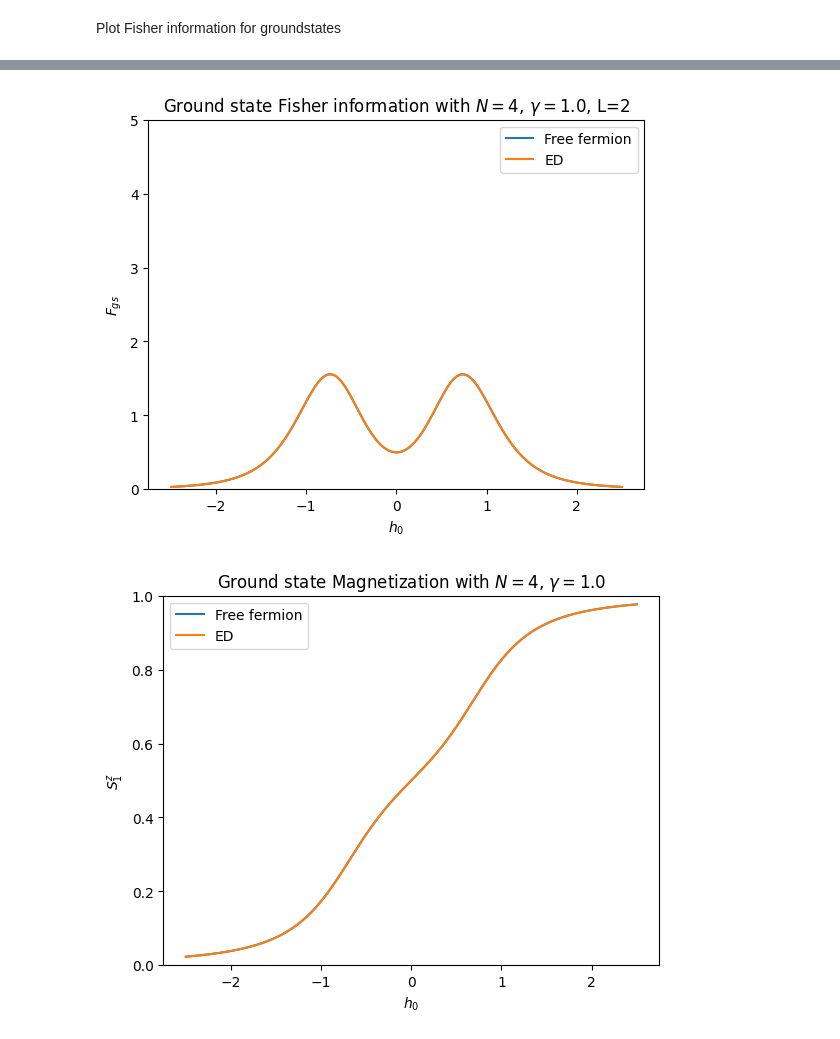
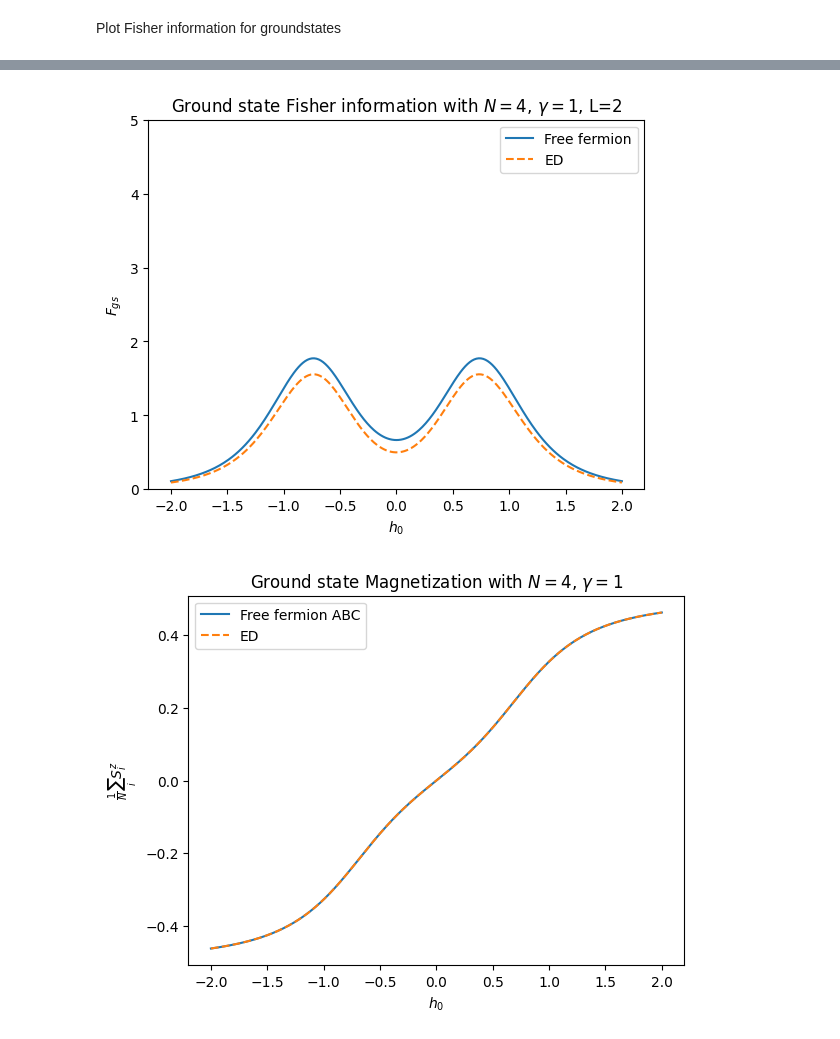
Before and after one commit to SamuelEwanBegg/XY_sensing, a Jupyter notebook: XY_ground_state.ipynb, the cells around one changed output, grey strips where cells are left out. Cells and saved outputs as stored; diff of their text form; code cells hidden in the pictures.

Commit message:
Discrepency noticed vs ED groundstates, time-evolution working well from non groundstates

```diff
--- a/XY_ground_state.ipynb
+++ b/XY_ground_state.ipynb
@@ -19,7 +19,7 @@ stem = stem0  + 'Documents/Projects/Sensing/'
 
 # System parameters for periodic boundary condition spin chain.
 J = 1.0
-gamma = 0.4
+gamma = 1
 h1 = 0 # The periodic field is set to zero when considering the ground-state
 sites = 4
 boundary_conditions = 'ABC' #'PBC' = periodic boundary conditions or 'ABC' = anti-periodic boundary conditions
@@ -30,25 +30,30 @@ boundary_conditions = 'ABC' #'PBC' = periodic boundary conditions or 'ABC' = ant
 
 #Initial state
 initial_state = 'ground_state'
+# 'ground_state': starts in the system ground-state.
+# 'flips': manually flips specific spins (with the rest down), see below. Default: single flip. Odd number of excitations (spin) = even parity (fermions) = PBC.
+# 'momentum': a k = 0 momentum state. Even parity = PBC.
+# 'spin_up': all spins up, odd number excitations (spin) = even parity = PBC, even number excitations (spin) = odd parity (fermions) = ABC
 
 # Sensing parameters
 phasepoints = 401 # points to sampling h0
-h0mat = np.linspace(-2.5,2.5,phasepoints)  # range of points to sample
-sub_system_range = np.arange(1,int(sites)+1) # range of subsystem sizes for evaluating Fisher information
+h0mat = np.linspace(-2,2,phasepoints)  # range of points to sample
+sub_system_range = np.arange(1,int(3)+1) # range of subsystem sizes for evaluating Fisher information
+sub_system_edge = 0 #index of the first site in the sub-system, 0 is the left boundary site.
 
 # Computational
-tol = 10**(-6) # when evaluating the Fisher information we don't consider singular terms for which |w[rr] + w[ss]| < tol
-shift = 0.000001 # finite division size for calculating derivative of reduced density matrix, i.e. drho/dh0 ~ (rho(h0) - rho(h0 + shift))/shift for the order2 version
+tol = 10**(-8) # when evaluating the Fisher information we don't consider singular terms for which |w[rr] + w[ss]| < tol
+shift = 10**(-6) # finite division size for calculating derivative of reduced density matrix, i.e. drho/dh0 ~ (rho(h0) - rho(h0 + shift))/shift for the order2 version
 derivative_estimator = 'order2' # 2nd order = 'order2' or 4th order 'order4' approximation for the derivative of reduced density matrix
 num_cores = 16  # number of cores to parallelize with
-save_results = 'save' # 'save' or 'bin' (don't save)
+save_results = 'bin' # 'save' or 'bin' (don't save)
 # %% [markdown]
 2. Calculate Fisher information for ground state
 # %%
 Fishermat = np.zeros([np.size(sub_system_range),np.size(h0mat)])
 
 #Calculate fisher information for different subsystem sizes and h0 values
-output = Parallel(n_jobs=num_cores)(delayed(methods.Fisher_Groundstate)(J, gamma, h0mat[uu], h1, sites, sub_system_range, tol, shift, derivative_estimator, boundary_conditions) for uu in range(0,np.size(h0mat)))
+output = Parallel(n_jobs=num_cores)(delayed(methods.Fisher_Groundstate)(J, gamma, h0mat[uu], h1, sites, sub_system_range, sub_system_edge, tol, shift, derivative_estimator, boundary_conditions) for uu in range(0,np.size(h0mat)))
 
 Fisher_mat = []
 
@@ -193,34 +200,44 @@ plt.show()
 # %%
 #Comparison vs ED
 
 ss = 1
 plt.plot(h0mat,Fishermat[:,ss],label = 'Free fermion')
 
-ED_fisher = np.load('/Users/samuelbegg/Documents/Projects/Sensing/ed_results/Fisher.npy')
-hzmat = np.load('/Users/samuelbegg/Documents/Projects/Sensing/ed_results/hzmat.npy')
-
-plt.plot(hzmat,ED_fisher,'-',label='ED')
+#Fisher vs h
+ED_fisher = np.load('/Users/samuelbegg/Documents/Sensing/ed_results/Fisher.npy')
+hzmat = np.load('/Users/samuelbegg/Documents/Sensing/ed_results/hzmat.npy')
+plt.plot(hzmat,ED_fisher,'--',label='ED')
 plt.ylabel(r'$F_{gs}$')
 plt.xlabel(r'$h_0$')
 plt.title('Ground state Fisher information with $N = $' + str(sites) + ', $\gamma=$' + str(gamma) + ', L=' + str(sub_system_range[ss]))
 plt.legend()
 plt.ylim(0,5)
 plt.show()
 
-
-plt.plot(h0mat,particle_number,label = 'Free fermion')
-
-
-ED_spin = np.load('/Users/samuelbegg/Documents/Projects/Sensing/ed_results/mag.npy')
-hzmat = np.load('/Users/samuelbegg/Documents/Projects/Sensing/ed_results/hzmat.npy')
-
-plt.plot(hzmat,ED_spin + 0.5,'-',label='ED')
-plt.ylabel(r'$S^z_1$')
+#Sz vs h
+ED_spin = np.load('/Users/samuelbegg/Documents/Sensing/ed_results/mag.npy')
+hzmat = np.load('/Users/samuelbegg/Documents/Sensing/ed_results/hzmat.npy')
+plt.plot(h0mat,particle_number-0.5,label = 'Free fermion ' + boundary_conditions)
+plt.plot(hzmat,ED_spin ,'--',label='ED')
+plt.ylabel(r'$\frac{1}{N}\sum_i S^z_i$')
 plt.xlabel(r'$h_0$')
 plt.title('Ground state Magnetization with $N = $' + str(sites) + ', $\gamma=$' + str(gamma))
 plt.legend()
-plt.ylim(0,1)
+#plt.ylim(0,1)
 plt.show()
+
+#Discrepancy Sz vs Exact Diagonalization
+plt.plot(h0mat,particle_number-0.5 - ED_spin,label = 'Free fermion ' + boundary_conditions)
+plt.ylabel(r'Discrepency')
+plt.xlabel(r'$h_0$')
+plt.title('Ground state Magnetization with $N = $' + str(sites) + ', $\gamma=$' + str(gamma))
+plt.legend()
+plt.ylim(-0.01,0.01)
+plt.show()
+
+
+print(hzmat)
+print(h0mat)
 # %% [output]
-[figure, old version]
+[figure, new version]
-[figure, old version]
+[figure, new version]
```
Also changed, not shown: parts of 4 cells of this notebook, 5 other files.
